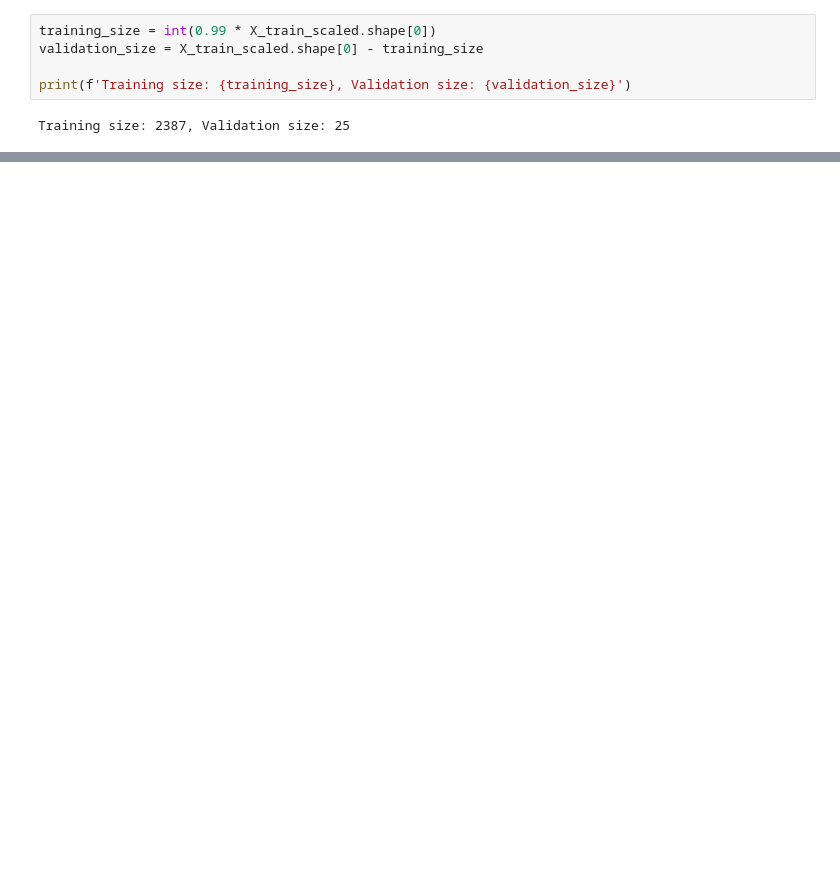
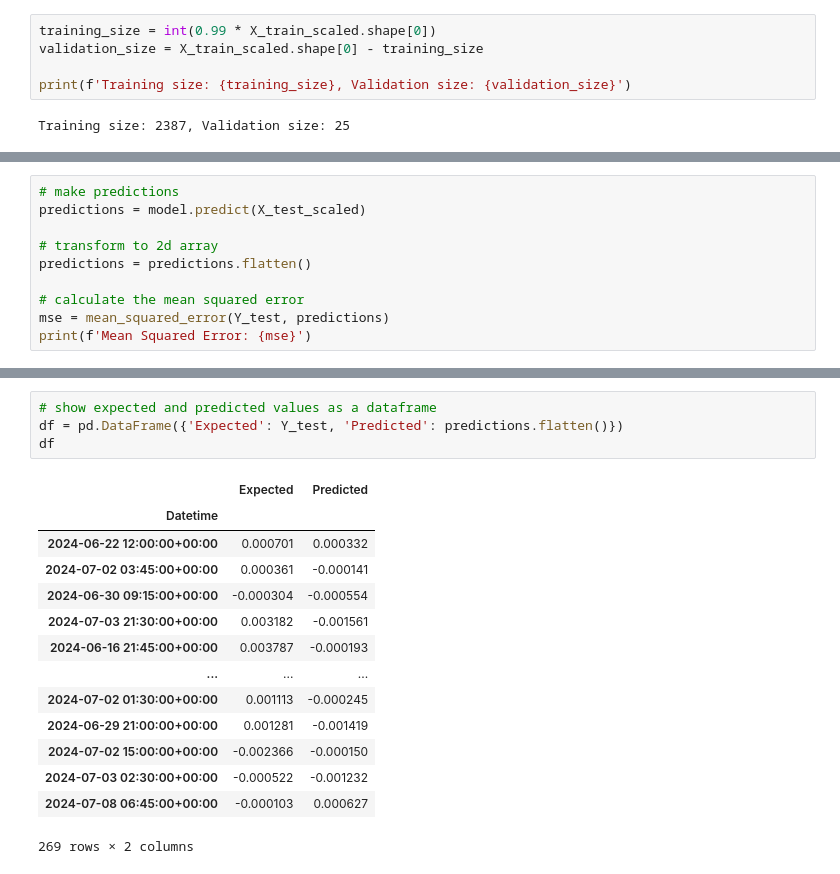
Before and after one commit to TidyMaze/finance, a Jupyter notebook: test.ipynb, the cells around one changed output, grey strips where cells are left out. Cells and saved outputs as stored; diff of their text form; blank space fills up the shorter version.

```diff
--- a/test.ipynb
+++ b/test.ipynb
@@ -589,0 +661,10 @@ array([[-1.08488658e+00, -1.08682738e+00, -1.07345694e+00, ...,
+# %%
+# make predictions
+predictions = model.predict(X_test_scaled)
+
+# transform to 2d array
+predictions = predictions.flatten()
+
+# calculate the mean squared error
+mse = mean_squared_error(Y_test, predictions)
+print(f'Mean Squared Error: {mse}')
@@ -589,0 +674,19 @@ array([[-1.08488658e+00, -1.08682738e+00, -1.07345694e+00, ...,
+# %%
+# show expected and predicted values as a dataframe
+df = pd.DataFrame({'Expected': Y_test, 'Predicted': predictions.flatten()})
+df
+# %% [output]
+|  | Expected | Predicted |
+| Datetime |  |  |
+| 2024-06-22 12:00:00+00:00 | 0.000701 | 0.000332 |
+| 2024-07-02 03:45:00+00:00 | 0.000361 | -0.000141 |
+| 2024-06-30 09:15:00+00:00 | -0.000304 | -0.000554 |
+| 2024-07-03 21:30:00+00:00 | 0.003182 | -0.001561 |
+| 2024-06-16 21:45:00+00:00 | 0.003787 | -0.000193 |
+| ... | ... | ... |
+| 2024-07-02 01:30:00+00:00 | 0.001113 | -0.000245 |
+| 2024-06-29 21:00:00+00:00 | 0.001281 | -0.001419 |
+| 2024-07-02 15:00:00+00:00 | -0.002366 | -0.000150 |
+| 2024-07-03 02:30:00+00:00 | -0.000522 | -0.001232 |
+| 2024-07-08 06:45:00+00:00 | -0.000103 | 0.000627 |
+269 rows × 2 columns
```
Also changed, not shown: parts of 12 cells of this notebook.
